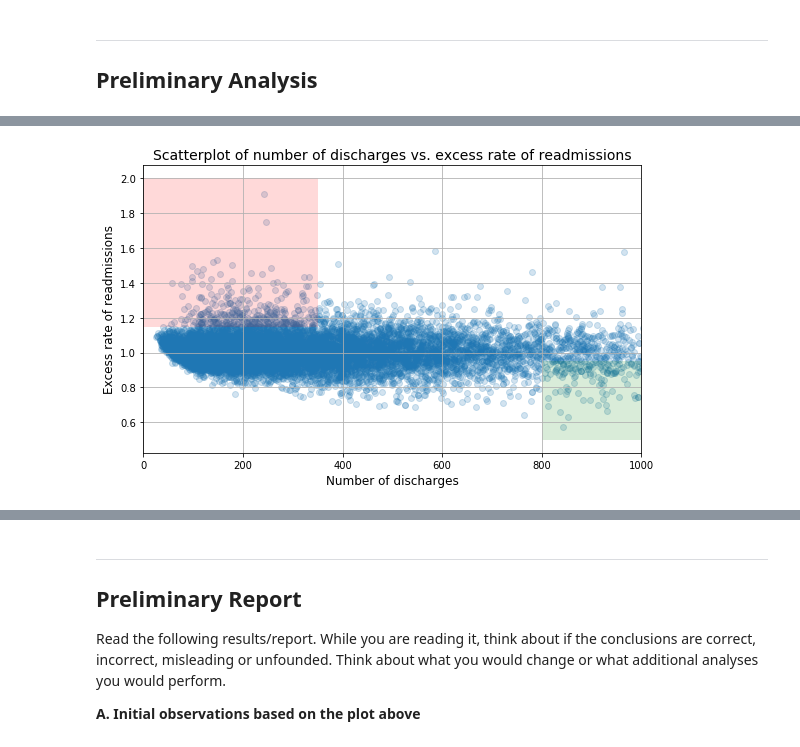
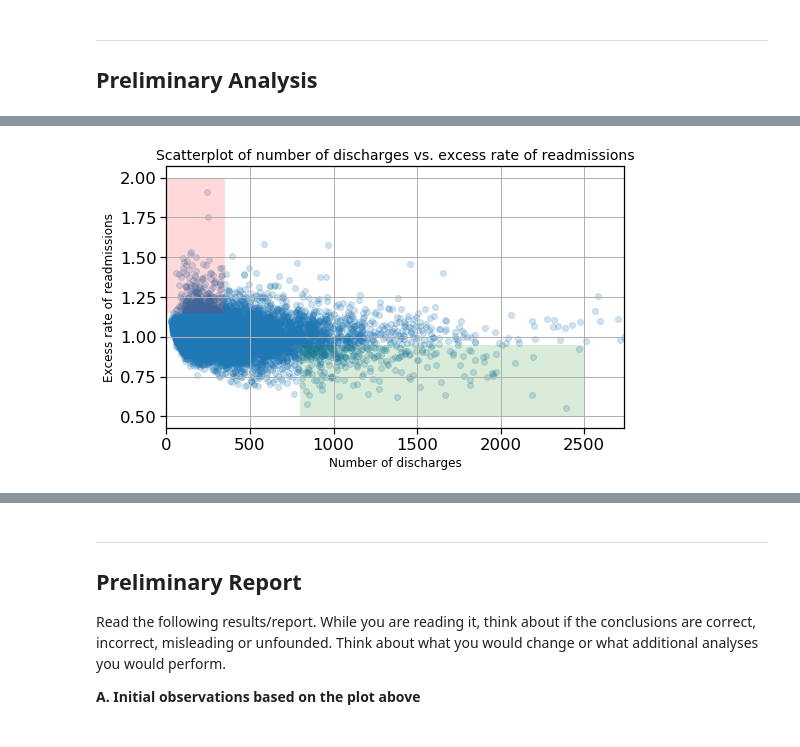
Before and after one commit to PraddyUno/Springboard, a Jupyter notebook: Hospital Redmission and Hypothesis Testing.ipynb, the cells around one changed output, grey strips where cells are left out. Cells and saved outputs as stored; diff of their text form; code cells hidden in the pictures.

```diff
--- a/Hospital Redmission and Hypothesis Testing.ipynb
+++ b/Hospital Redmission and Hypothesis Testing.ipynb
@@ -80,26 +72,25 @@ plt.show()
 # %%
 # generate a scatterplot for number of discharges vs. excess rate of readmissions
 # lists work better with matplotlib scatterplot function
 x = [a for a in clean_hospital_read_df['Number of Discharges'][81:-3]]
 y = list(clean_hospital_read_df['Excess Readmission Ratio'][81:-3])
 
 fig, ax = plt.subplots(figsize=(8,5))
 ax.scatter(x, y,alpha=0.2)
 
 
 ax.fill_between([0,350], 1.15, 2, facecolor='red', alpha = .15, interpolate=True)
 ax.fill_between([800,2500], .5, .95, facecolor='green', alpha = .15, interpolate=True)
 
-ax.set_xlim([0, 1000])
-#ax.set_xlim([0, max(x)])
+ax.set_xlim([0, max(x)])
 ax.set_xlabel('Number of discharges', fontsize=12)
 ax.set_ylabel('Excess rate of readmissions', fontsize=12)
 ax.set_title('Scatterplot of number of discharges vs. excess rate of readmissions', fontsize=14)
 
 ax.grid(True)
 fig.tight_layout()
 # %% [output]
-[figure, old version]
+[figure, new version]
 # %%
 clean_hospital_read_df.describe()
 # %% [output]
```
Also changed, not shown: parts of 8 cells of this notebook.
